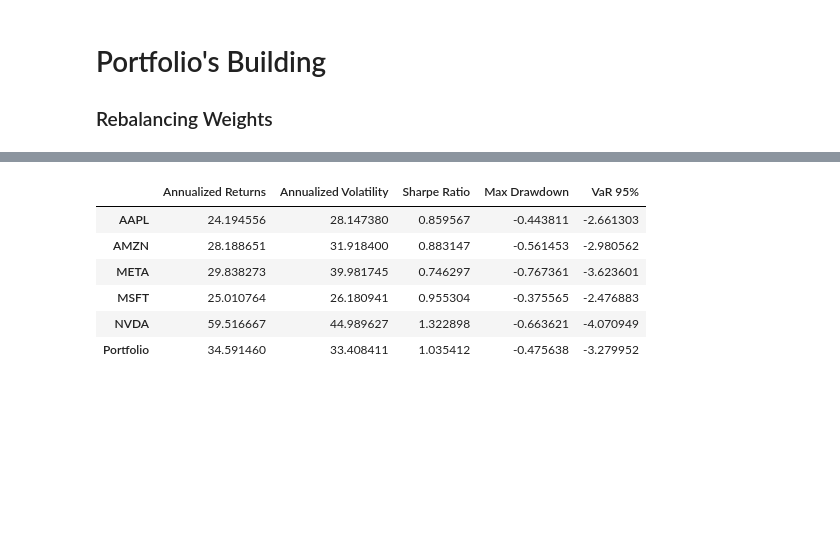
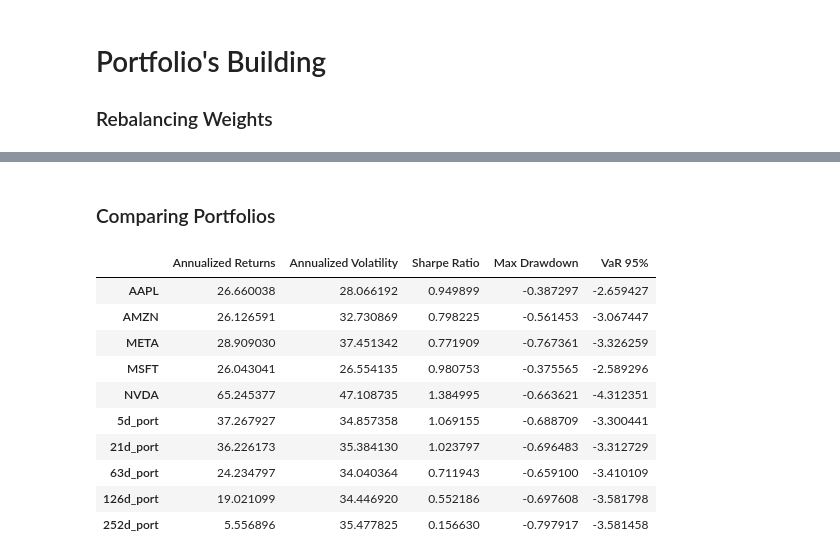
Before and after one commit to dan-the-quant/DTQ-Portfolio_Management_Course, a Jupyter notebook: Module 3 - Portfolios/Module3.5.ipynb, the cells around one changed output, grey strips where cells are left out. Cells and saved outputs as stored; diff of their text form; code cells hidden in the pictures; blank space fills up the shorter version.

```diff
--- a/Module 3 - Portfolios/Module3.5.ipynb
+++ b/Module 3 - Portfolios/Module3.5.ipynb
@@ -231,7 +211,7 @@ def rolling_weights(
 # %%
 # Create the DataFrames of Returns
 
-df_weights = rolling_weights(df_returns, 0.25)
+df_weights = rolling_weights(df_returns, 0.2)
 
 df_weights
 # %% [output]
@@ -356,0 +344,24 @@ plt.show()
+# %%
+# Create weights for different rebalancing frecuencies
+
+df_weights_5d = rolling_weights(df_returns, 0.25, rebalance_freq=5)
+df_weights_21d = rolling_weights(df_returns, 0.25, rebalance_freq=21)
+df_weights_63d = rolling_weights(df_returns, 0.25, rebalance_freq=63)
+df_weights_126d = rolling_weights(df_returns, 0.25, rebalance_freq=126)
+df_weights_252d = rolling_weights(df_returns, 0.25, rebalance_freq=252)
+# %%
+# Create the Returns
+
+df_weighted_returns_5d = df_returns_reindex * df_weights_5d
+df_weighted_returns_21d = df_returns_reindex * df_weights_21d
+df_weighted_returns_63d = df_returns_reindex * df_weights_63d
+df_weighted_returns_126d = df_returns_reindex * df_weights_126d
+df_weighted_returns_252d = df_returns_reindex * df_weights_252d
+# %%
+# Add the columns
+
+df_returns_reindex['5d_port'] = df_weighted_returns_5d.sum(axis = 1)
+df_returns_reindex['21d_port'] = df_weighted_returns_21d.sum(axis = 1)
+df_returns_reindex['63d_port'] = df_weighted_returns_63d.sum(axis = 1)
+df_returns_reindex['126d_port'] = df_weighted_returns_126d.sum(axis = 1)
+df_returns_reindex['252d_port'] = df_weighted_returns_252d.sum(axis = 1)
@@ -357,3 +385,5 @@ plt.show()
+# %% [markdown]
+### Comparing Portfolios ###
 # %%
 def calculate_analytics(df_returns, risk_free_rate=0.0):
     # Trading Days in one Year
@@ -394,13 +420,17 @@ df_returns['Portfolio'] = df_portfolio
 # %%
 # Now the table
-analytics_table = calculate_analytics(df_returns)
+analytics_table = calculate_analytics(df_returns_reindex)
 
 analytics_table
 # %% [output]
 |  | Annualized Returns | Annualized Volatility | Sharpe Ratio | Max Drawdown | VaR 95% |
-| AAPL | 24.194556 | 28.147380 | 0.859567 | -0.443811 | -2.661303 |
-| AMZN | 28.188651 | 31.918400 | 0.883147 | -0.561453 | -2.980562 |
-| META | 29.838273 | 39.981745 | 0.746297 | -0.767361 | -3.623601 |
-| MSFT | 25.010764 | 26.180941 | 0.955304 | -0.375565 | -2.476883 |
-| NVDA | 59.516667 | 44.989627 | 1.322898 | -0.663621 | -4.070949 |
-| Portfolio | 34.591460 | 33.408411 | 1.035412 | -0.475638 | -3.279952 |
+| AAPL | 26.660038 | 28.066192 | 0.949899 | -0.387297 | -2.659427 |
+| AMZN | 26.126591 | 32.730869 | 0.798225 | -0.561453 | -3.067447 |
+| META | 28.909030 | 37.451342 | 0.771909 | -0.767361 | -3.326259 |
+| MSFT | 26.043041 | 26.554135 | 0.980753 | -0.375565 | -2.589296 |
+| NVDA | 65.245377 | 47.108735 | 1.384995 | -0.663621 | -4.312351 |
+| 5d_port | 37.267927 | 34.857358 | 1.069155 | -0.688709 | -3.300441 |
+| 21d_port | 36.226173 | 35.384130 | 1.023797 | -0.696483 | -3.312729 |
+| 63d_port | 24.234797 | 34.040364 | 0.711943 | -0.659100 | -3.410109 |
+| 126d_port | 19.021099 | 34.446920 | 0.552186 | -0.697608 | -3.581798 |
+| 252d_port | 5.556896 | 35.477825 | 0.156630 | -0.797917 | -3.581458 |
```
Also changed, not shown: parts of 17 cells of this notebook, 4 other files.
